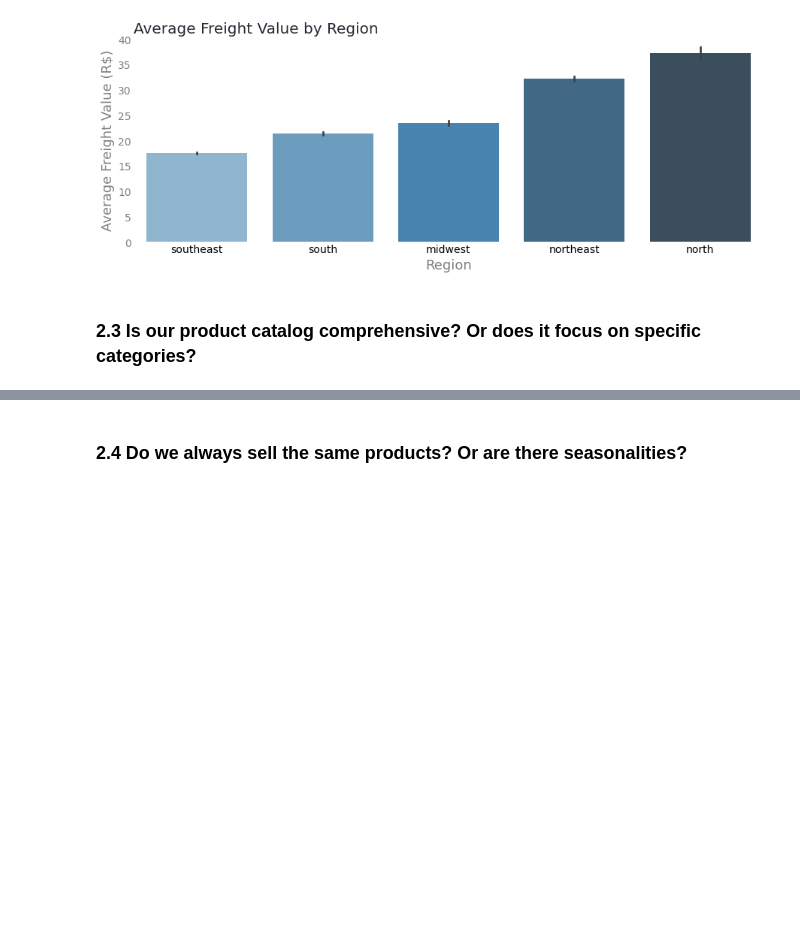
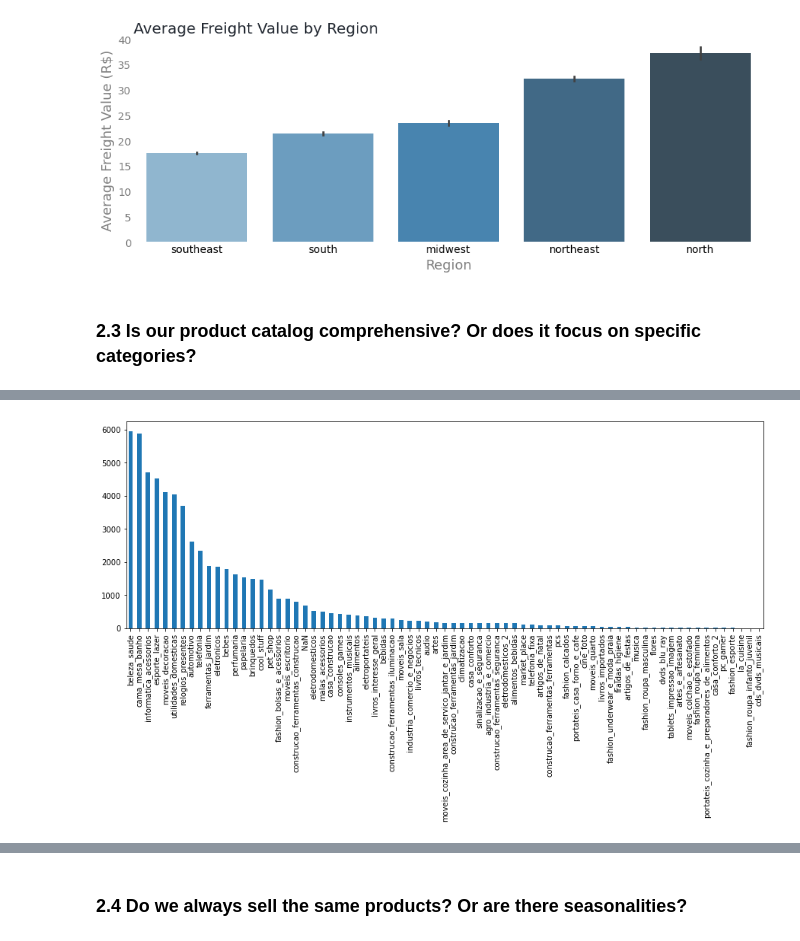
Before and after one commit to pauloreis-ds/olist, a Jupyter notebook: business_questions_insights/notebooks/1.0-pr-data-analysis-postgresql.ipynb, the cells around one changed output, grey strips where cells are left out. Cells and saved outputs as stored; diff of their text form; code cells hidden in the pictures; blank space fills up the shorter version.

```diff
--- a/business_questions_insights/notebooks/1.0-pr-data-analysis-postgresql.ipynb
+++ b/business_questions_insights/notebooks/1.0-pr-data-analysis-postgresql.ipynb
@@ -723,0 +746,6 @@ plt.yticks(size=14, color='grey');
+# %%
+products_categories = _order_id_category_df_between('2018-01-01','2019-01-01')
+products_categories_2018 = pd.get_dummies(products_categories['category']).sum().sort_values(ascending=False)
+pd.get_dummies(products_categories_2018.plot(kind='bar', figsize=(15,5)));
+# %% [output]
+[figure, added]
```
Also changed, not shown: parts of 6 cells of this notebook, 2 other files.
